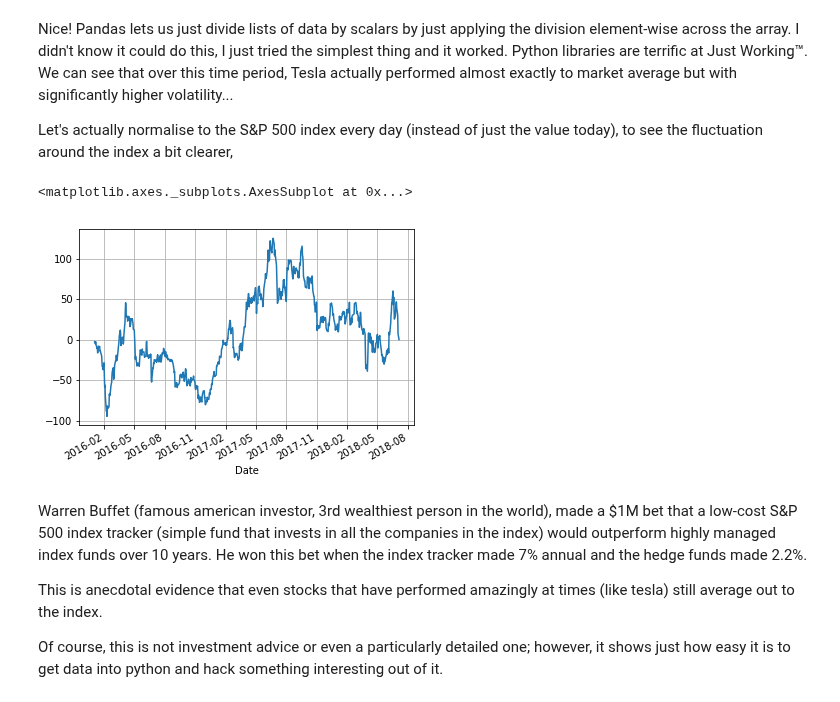
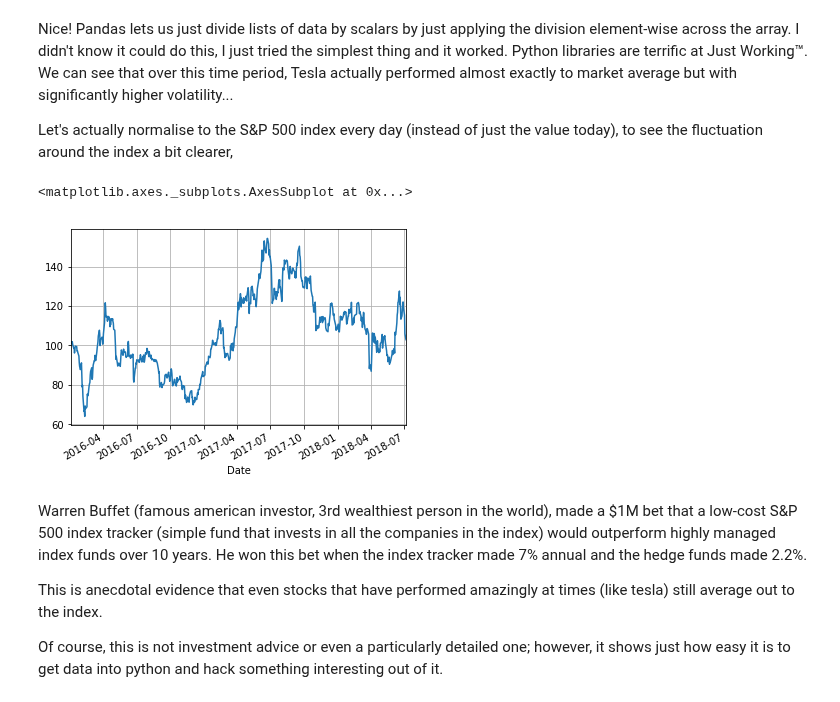
Before and after one commit to toastedcrumpets/CCP5_Python_examples, a Jupyter notebook: 05- Example, Stock analysis using pandas.ipynb, the cells around one changed output. Cells and saved outputs as stored; diff of their text form; code cells hidden in the pictures.

```diff
--- a/05- Example, Stock analysis using pandas.ipynb
+++ b/05- Example, Stock analysis using pandas.ipynb
@@ -24,10 +24,10 @@ if not os.path.isfile("stock_data.p"):
 
     # Let's get Tesla stock data; Tesla's ticker symbol is TSLA on the US NASDAQ exchange
     # First argument is the series we want, second is the source ("stooq" works at the moment)
-    tesla = web.DataReader("TSLA.US", "stooq")
+    tesla = web.DataReader("TSLA", "yahoo")
 
     # We'll also extract the Standard & Poor 500 index (sum of the top 500 companies)
-    spx = web.DataReader("^SPX", "stooq")
+    spx = web.DataReader("^GSPC", "yahoo")
 
     pickle.dump([tesla, spx], open("stock_data.p", "wb"))
 else:
@@ -35,5 +35,5 @@ else:
     tesla, spx = pickle.load(open("stock_data.p", "rb"))
 
 #What kind of data did we get? Lets print the header of the table and the first few rows
-print(tesla.head())
+print(tesla.tail())
 # %% [output]
@@ -75,7 +75,7 @@ Ooopps, the S&P 500 has data back until the 1800s.... Lets filter that data, onl
 # %%
 import datetime
-start = datetime.date.today()
-end = datetime.datetime(2016,1,1)
+start = datetime.datetime(2016,1,1)
+end = datetime.datetime(2018,7,6)
 spx.loc[start:end]["Close"].plot(grid = True)
 tesla.loc[start:end]["Close"].plot(grid = True)
 # %% [output]
@@ -84,9 +84,7 @@ tesla.loc[start:end]["Close"].plot(grid = True)
 # %% [markdown]
 Hmm still not a good comparison due to the differing scale of the symbols, lets try normalising both curves by today's value,
 # %%
-start = datetime.datetime(2018,7,6) #Today
-end = datetime.datetime(2016,1,1)
-(spx.loc[start:end]["Close"]/spx.iloc[0]["Close"]).plot(grid = True)
-(tesla.loc[start:end]["Close"]/tesla.iloc[0]["Close"]).plot(grid = True)
+(spx.loc[start:end]["Close"]/spx.loc[end]["Close"]).plot(grid = True)
+(tesla.loc[start:end]["Close"]/tesla.loc[end]["Close"]).plot(grid = True)
 # %% [output]
 <matplotlib.axes._subplots.AxesSubplot at 0x...>
@@ -96,13 +94,11 @@ Nice! Pandas lets us just divide lists of data by scalars by just applying the d
 
 Let's actually normalise to the S&P 500 index every day (instead of just the value today), to see the fluctuation around the index a bit clearer,
 # %%
-start = datetime.datetime(2018,7,6) #Today
-end = datetime.datetime(2016,1,1)
 data = tesla.loc[start:end]["Close"]/spx.loc[start:end]["Close"]*spx.iloc[0]["Close"] - tesla.iloc[0]["Close"]
 data.plot(grid = True)
 # %% [output]
 <matplotlib.axes._subplots.AxesSubplot at 0x...>
-[figure, old version]
+[figure, new version]
 # %% [markdown]
 Warren Buffet (famous american investor, 3rd wealthiest person in the world), made a  \$1M bet that a low-cost S&P 500 index tracker (simple fund that invests in all the companies in the index) would outperform highly managed index funds over 10 years. He won this bet when the index tracker made 7% annual and the hedge funds made 2.2%.
 
```
Also changed, not shown: parts of 8 cells of this notebook.
